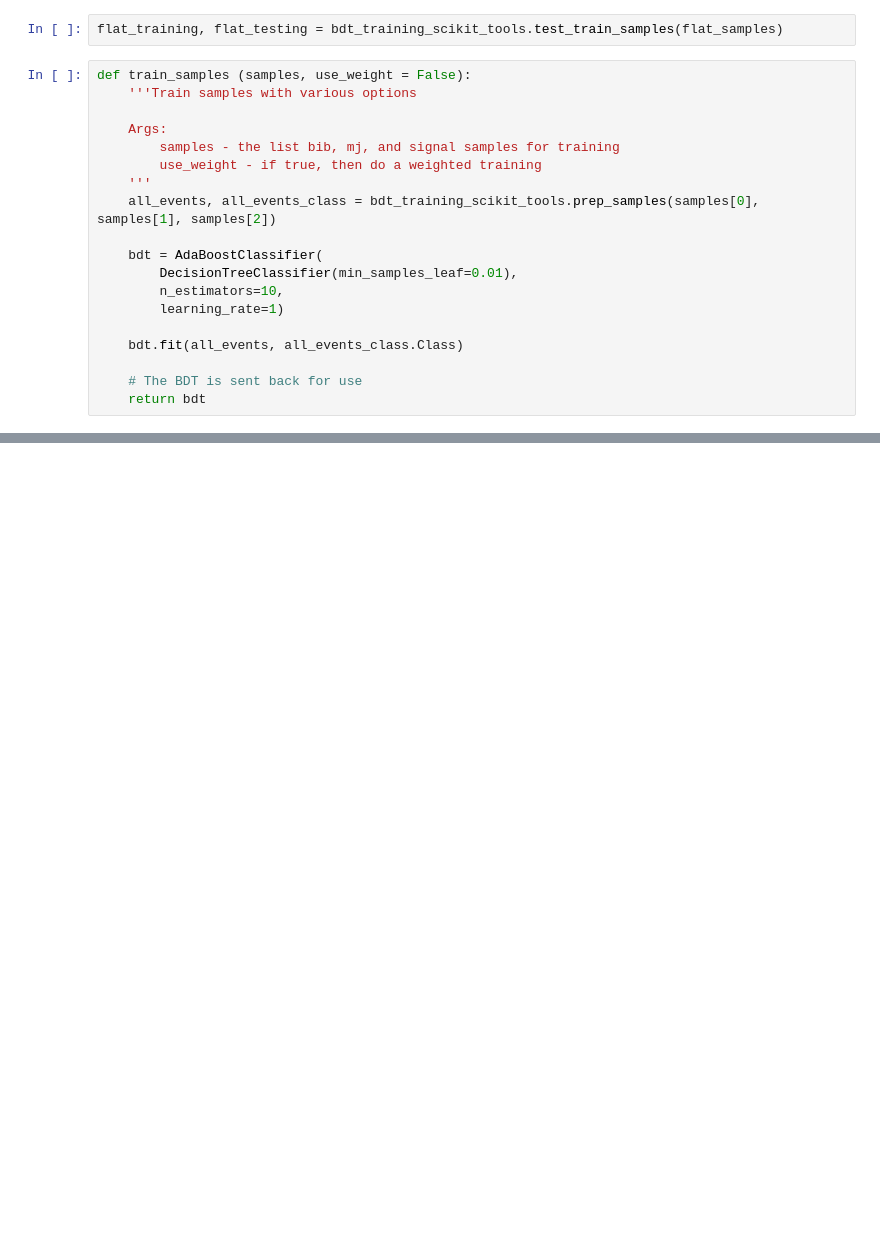
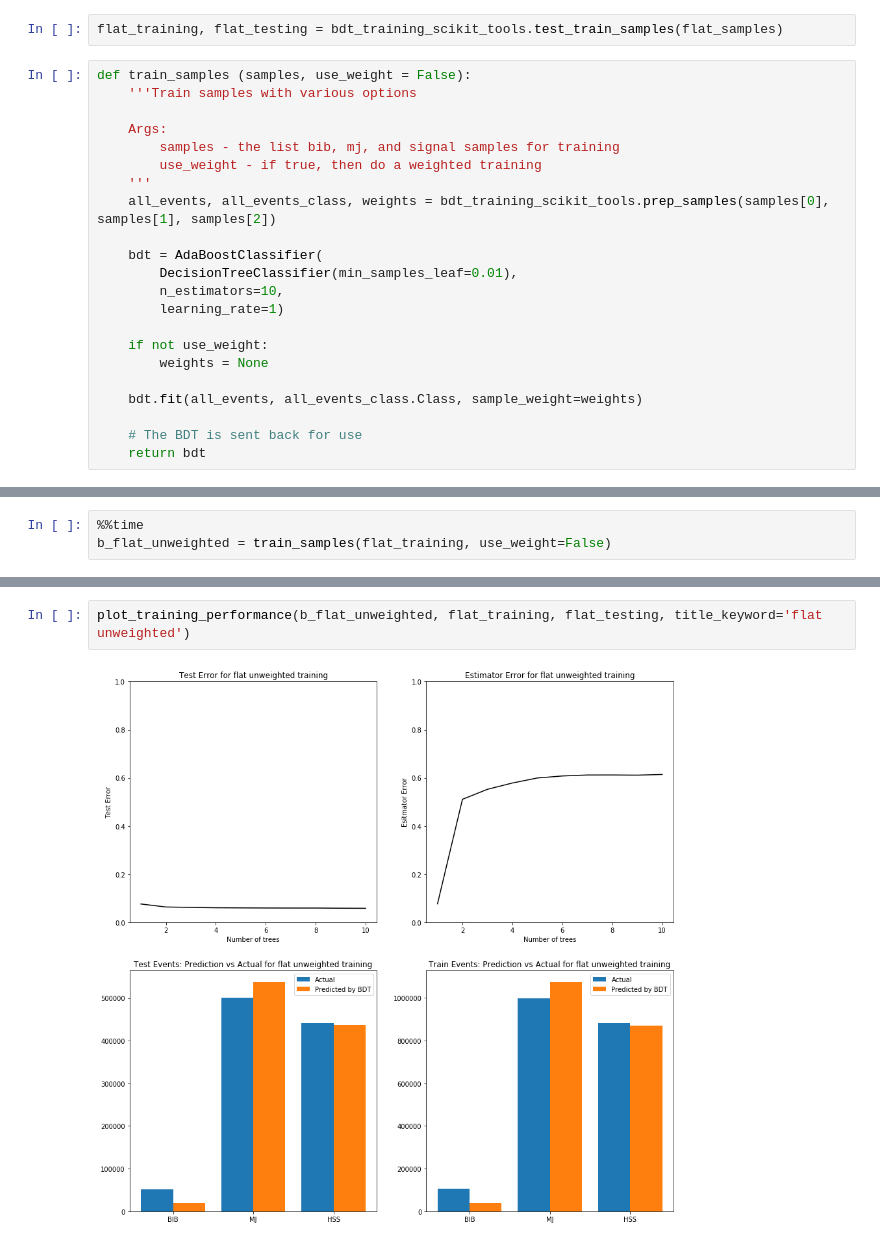
Before and after one commit to gordonwatts/JetCutStudies, a Jupyter notebook: notebooks/BDT Test Weighting in Scikit Learn.ipynb, the cells around one changed output, grey strips where cells are left out. Cells and saved outputs as stored; diff of their text form; blank space fills up the shorter version.

```diff
--- a/notebooks/BDT Test Weighting in Scikit Learn.ipynb
+++ b/notebooks/BDT Test Weighting in Scikit Learn.ipynb
@@ -43,14 +49,17 @@ def train_samples (samples, use_weight = False):
         samples - the list bib, mj, and signal samples for training
         use_weight - if true, then do a weighted training
     '''
-    all_events, all_events_class = bdt_training_scikit_tools.prep_samples(samples[0], samples[1], samples[2])
+    all_events, all_events_class, weights = bdt_training_scikit_tools.prep_samples(samples[0], samples[1], samples[2])
 
     bdt = AdaBoostClassifier(
         DecisionTreeClassifier(min_samples_leaf=0.01),
         n_estimators=10,
         learning_rate=1)
 
-    bdt.fit(all_events, all_events_class.Class)
+    if not use_weight:
+        weights = None
+
+    bdt.fit(all_events, all_events_class.Class, sample_weight=weights)
 
     # The BDT is sent back for use
     return bdt
@@ -59,0 +137,3 @@ b = train_samples(flat_training)
+# %%
+%%time
+b_flat_unweighted = train_samples(flat_training, use_weight=False)
@@ -59,0 +142,4 @@ b = train_samples(flat_training)
+# %%
+plot_training_performance(b_flat_unweighted, flat_training, flat_testing, title_keyword='flat unweighted')
+# %% [output]
+[figure, added]
```
Also changed, not shown: parts of 11 cells of this notebook, 2 other files.
